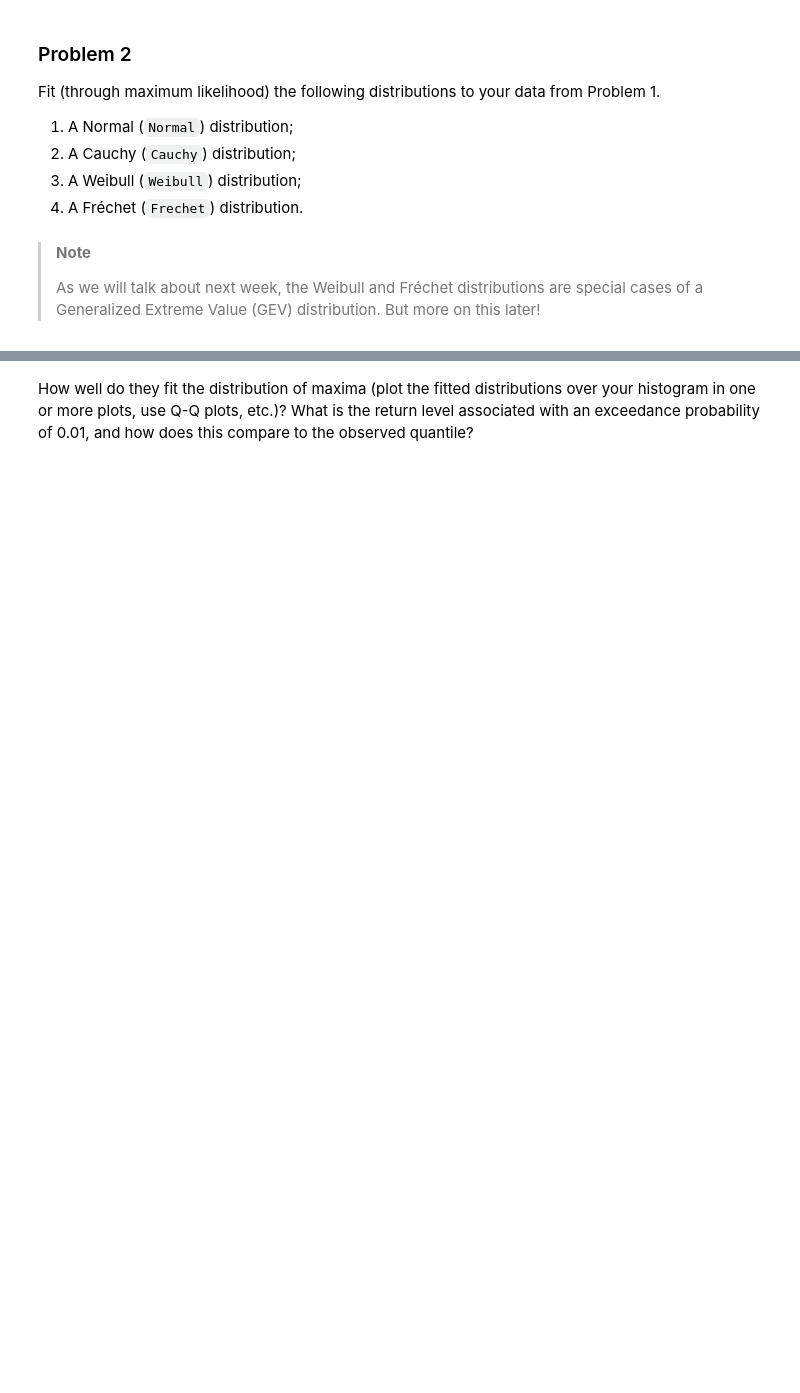
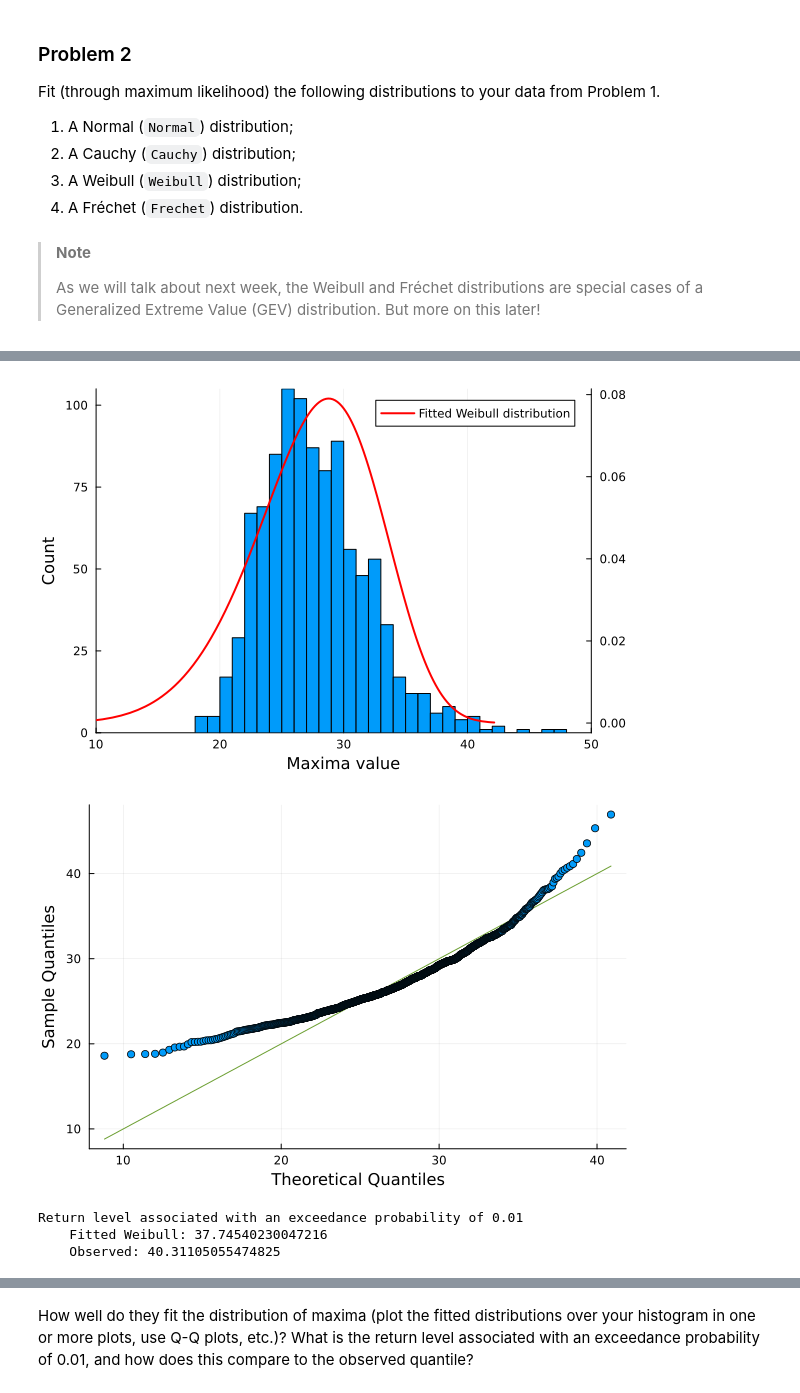
Before and after one commit to anthonynic28/ex_week04_BEE5850, a Jupyter notebook: ex04.ipynb, the cells around one changed output, grey strips where cells are left out. Saved outputs shown, nothing was run; the diff lists cells and outputs as text; code cells hidden in the pictures; blank space fills up the shorter version.

```diff
--- a/ex04.ipynb
+++ b/ex04.ipynb
@@ -66,0 +163,28 @@ data from Problem 1.
+# %%
+weibull_params = mle_fit_distribution(Weibull, maxima_list)
+
+histogram(maxima_list, legend=:false, bins=50,
+    xlabel="Maxima value", ylabel="Count", xlims=(10, 50))
+display(
+    plot!(twinx(), Weibull(weibull_params[1], weibull_params[2]),
+        xlims=(10, 50),
+        linecolor=:red, linewidth=:2,
+        label="Fitted Weibull distribution")
+)
+
+display(
+    qqplot(Weibull(weibull_params[1], weibull_params[2]), maxima_list,
+        xlabel="Theoretical Quantiles", ylabel="Sample Quantiles")
+)
+
+weibull_return = quantile(Weibull(weibull_params[1], weibull_params[2]),
+0.99)
+print("Return level associated with an exceedance probability of 0.01
+    Fitted Weibull: ", weibull_return,
+    "\n    Observed: ", quantile(maxima_list, 0.99))
+# %% [output]
+[figure, added]
+[figure, added]
+Return level associated with an exceedance probability of 0.01
+    Fitted Weibull: 37.74540230047216
+    Observed: 40.31105055474825
```
Also changed, not shown: parts of 11 cells of this notebook.
